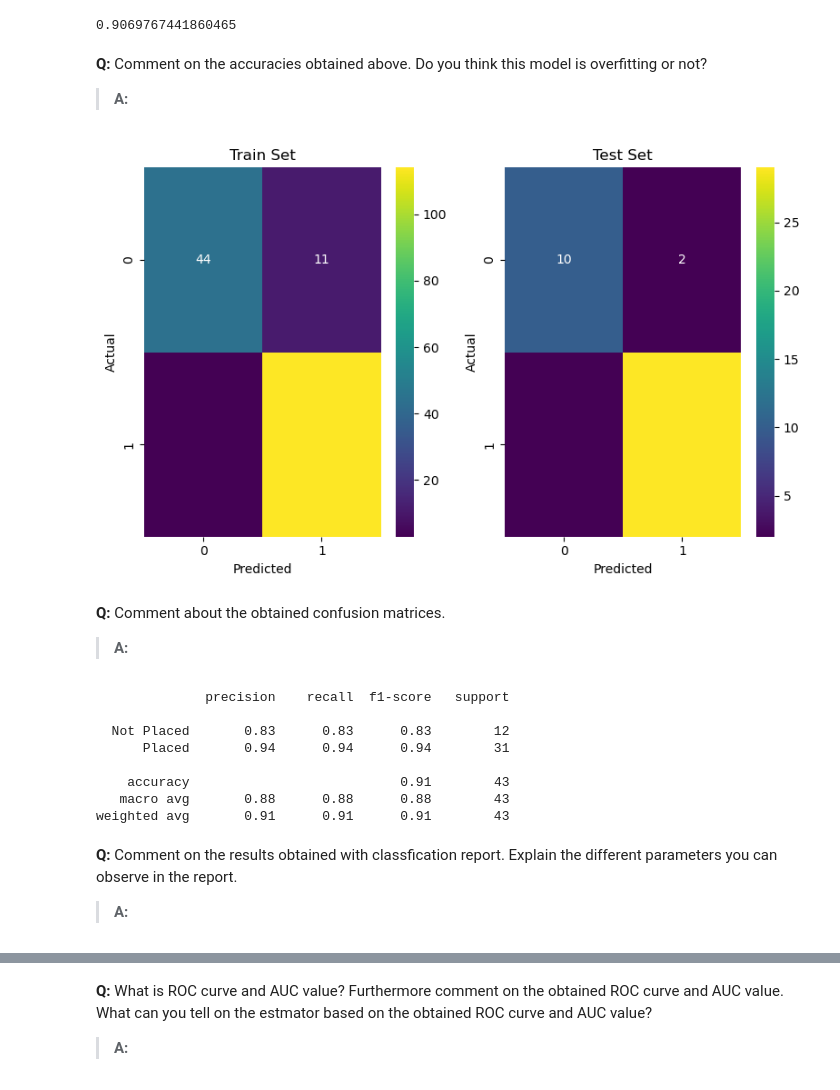
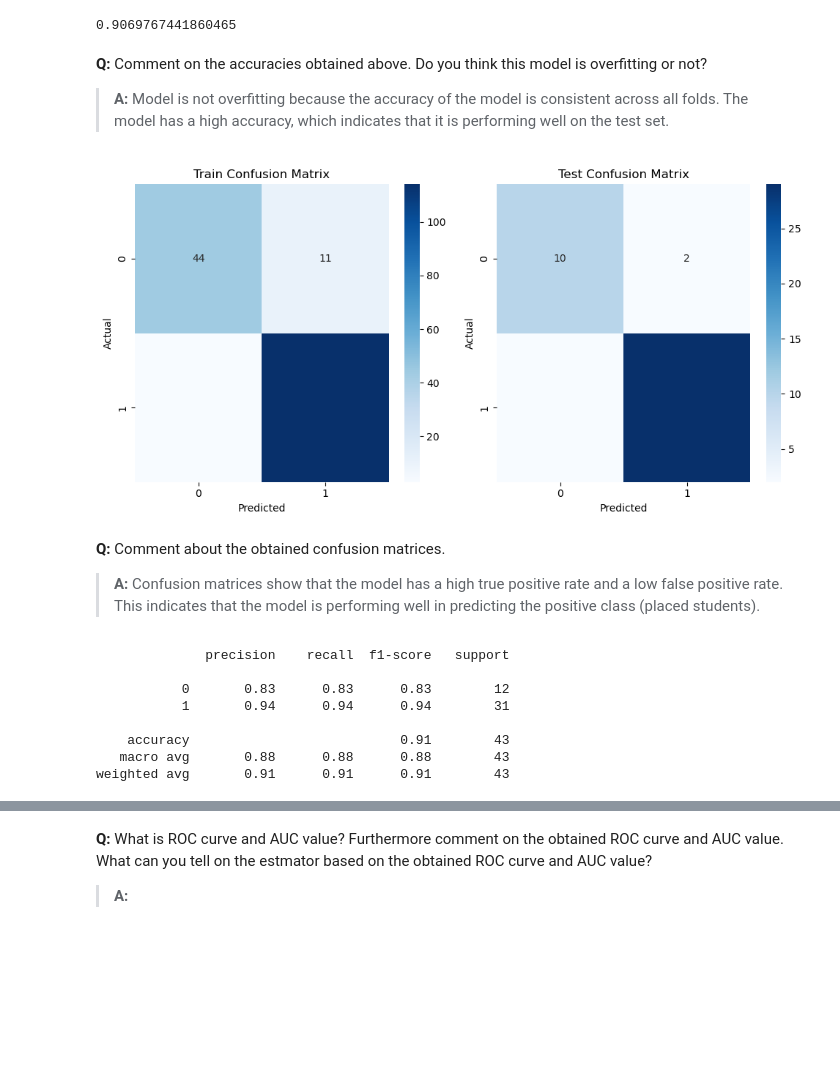
Before and after one commit to Pathiraja-D/Assignment, a Jupyter notebook: EE5253_Machine_Learning_Assignment_1_Student_Version.ipynb, the cells around one changed output, grey strips where cells are left out. Drawn from its saved outputs; the diff is of its cells as text; code cells hidden in the pictures; blank space fills up the shorter version.

```diff
--- a/EE5253_Machine_Learning_Assignment_1_Student_Version.ipynb
+++ b/EE5253_Machine_Learning_Assignment_1_Student_Version.ipynb
@@ -504,7 +504,8 @@ for feature in test_categorical_features:
 # Your code goes here
 # %%
 # Encode the target variable in train and test sets
-y = encoder.fit_transform(Y)
+y_train = encoder.fit_transform(y_train)
+y_test = encoder.fit_transform(y_test)
 # Your code goes here
 # %%
 # Print the encoded labels for the training set
@@ -761,28 +762,30 @@ print(test_accuracy)
 # %% [markdown]
 **Q:** Comment on the accuracies obtained above. Do you think this model is overfitting or not? <br>
 > **A:**
+Model is not overfitting because the accuracy of the model is consistent across all folds. The model has a high accuracy, which indicates that it is performing well on the test set.
 # %%
 # Generate the confusion matrix for the train and test sets and plot them in the same figure side by side
-conf_matrix_test = confusion_matrix(y_test, y_test_pred)
-conf_matrix_train = confusion_matrix(y_train, y_train_pred)
-plt.figure(figsize=(8,5))
+train_conf_matrix = confusion_matrix(y_train, y_train_pred)
+test_conf_matrix = confusion_matrix(y_test, y_test_pred)
+plt.figure(figsize=(10,5))
 plt.subplot(1,2,1)
-sns.heatmap(conf_matrix_train, annot=True, cmap='viridis', fmt='g')
-plt.title("Train Set")
-plt.xlabel("Predicted")
-plt.ylabel("Actual")
+sns.heatmap(train_conf_matrix, annot=True, cmap='Blues', fmt='g')
+plt.title('Train Confusion Matrix')
+plt.xlabel('Predicted')
+plt.ylabel('Actual')
 plt.subplot(1,2,2)
-sns.heatmap(conf_matrix_test, annot=True, cmap='viridis', fmt='g')
-plt.title("Test Set")
-plt.xlabel("Predicted")
-plt.ylabel("Actual")
+sns.heatmap(test_conf_matrix, annot=True, cmap='Blues', fmt='g')
+plt.title('Test Confusion Matrix')
+plt.xlabel('Predicted')
+plt.ylabel('Actual')
 plt.tight_layout()
 plt.show()
 # %% [output]
-[figure, old version]
+[figure, new version]
-# %% [markdown]
-**Q:** Comment about the obtained confusion matrices. <br>
-> **A:**
+# %% [markdown]
+**Q:** Comment about the obtained confusion matrices. <br>
+> **A:**
+Confusion matrices show that the model has a high true positive rate and a low false positive rate. This indicates that the model is performing well in predicting the positive class (placed students).
 # %%
 # Generate the classification report from Scikit-Learn for the test set
 from sklearn.metrics import classification_report
@@ -791,12 +794,9 @@ print(report)
 # %% [output]
               precision    recall  f1-score   support
 
-  Not Placed       0.83      0.83      0.83        12
-      Placed       0.94      0.94      0.94        31
+           0       0.83      0.83      0.83        12
+           1       0.94      0.94      0.94        31
 
     accuracy                           0.91        43
    macro avg       0.88      0.88      0.88        43
 weighted avg       0.91      0.91      0.91        43
-# %% [markdown]
-**Q:** Comment on the results obtained with classfication report. Explain the different parameters you can observe in the report.
-> **A:**
```
Also changed, not shown: parts of 8 cells of this notebook.
